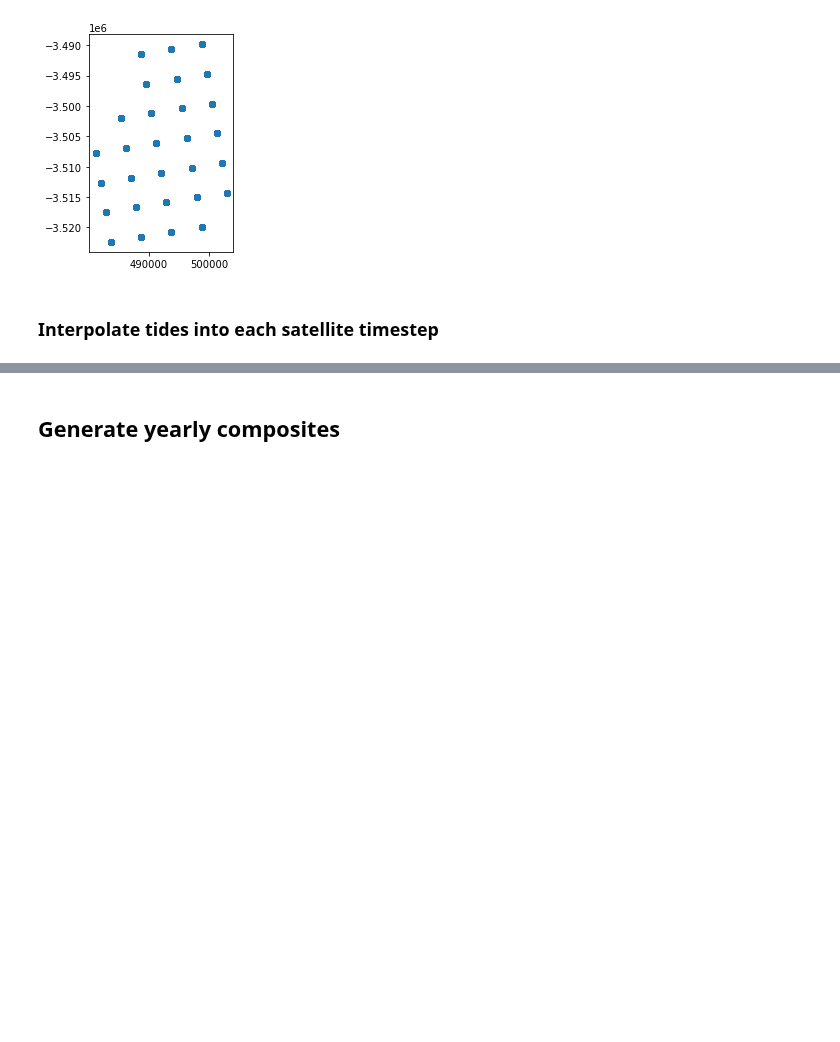
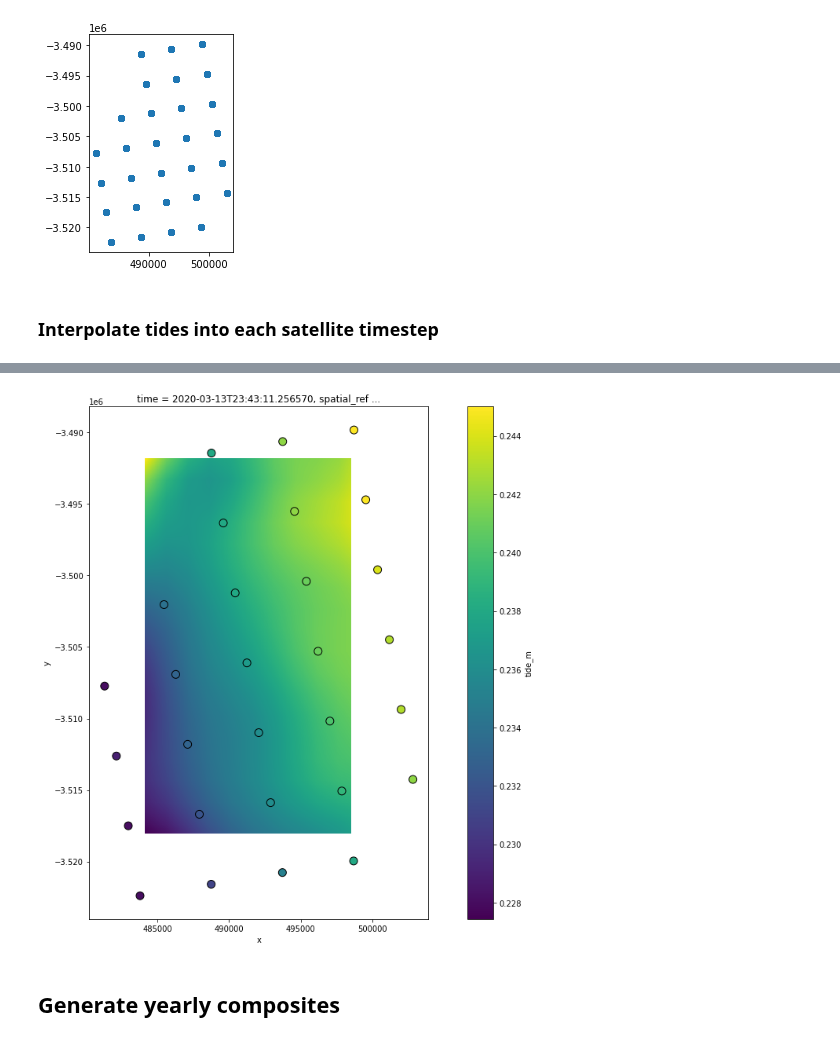
Before and after one commit to GeoscienceAustralia/dea-coastlines, a Jupyter notebook: notebooks/DEACoastlines_raster_generation.ipynb, the cells around one changed output, grey strips where cells are left out. Drawn from its saved outputs; the diff is of its cells as text; code cells hidden in the pictures; blank space fills up the shorter version.

```diff
--- a/notebooks/DEACoastlines_raster_generation.ipynb
+++ b/notebooks/DEACoastlines_raster_generation.ipynb
@@ -166,7 +147,7 @@ ds['tide_m'] = xr.concat(out_list, dim=ds['time'])
 import matplotlib.pyplot as plt
 
 # Plot
-ds_i = ds['tide_m'].isel(time=18).compute()
+ds_i = ds['tide_m'].isel(time=-45).compute()
 ds_i.plot.imshow(robust=True,
                  cmap='viridis',
                  size=12,
@@ -179,3 +160,4 @@ tidepoints_gdf.loc[str(ds_i.time.values)[0:10]].plot(ax=plt.gca(),
                                                      edgecolor='black',
                                                      vmin=ds_i.min().item(),
                                                      vmax=ds_i.max().item())
+# %% [output]
@@ -182,3 +165,4 @@ tidepoints_gdf.loc[str(ds_i.time.values)[0:10]].plot(ax=plt.gca(),
+[figure, added]
 # %%
 # Determine tide cutoff
 tide_cutoff_buff = (
```
Also changed, not shown: parts of 15 cells of this notebook, 4 other files.
